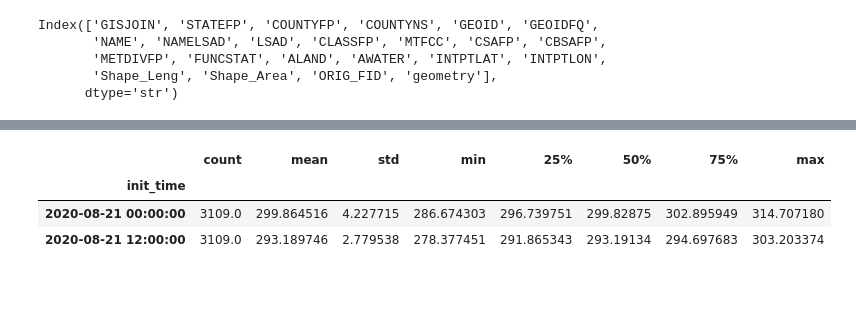
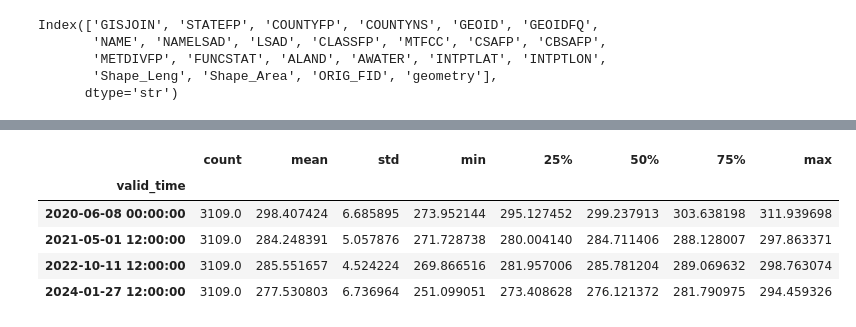
Before and after one commit to deancalhoun/nwp-census-eval, a Jupyter notebook: notebooks/test.ipynb, the cells around one changed output, grey strips where cells are left out. Cells and saved outputs as stored; diff of their text form; code cells hidden in the pictures; blank space fills up the shorter version.

```diff
--- a/notebooks/test.ipynb
+++ b/notebooks/test.ipynb
@@ -10,7 +10,8 @@ import xagg
 # %%
 scratch = '/glade/derecho/scratch/dcalhoun'
 # %%
-gdf = gpd.read_file(scratch + '/census/shapefiles/nhgis0001_shapefile_tl2023_us_county_2023/US_county_2023.shp')
+shapefile_path = scratch + '/census/shapefiles/nhgis0001_shapefile_tl2023_us_county_2023/US_county_2023.shp'
+gdf = gpd.read_file(shapefile_path)
 # %%
 gdf.columns
 # %% [output]
@@ -85,0 +25,12 @@ ds_fc = ds_agg[['GEOID', 'valid_time', 'init_time', 'lead', 't2m']]
+# %%
+lead_times = [12,24]
+fc_files = []
+for lead_time in lead_times:
+    fc_paths = glob.glob(scratch + f'/ecmwf/ifs/fc/0.125/2t/*/{lead_time}/*/*/*.nc')
+    for fc_path in fc_paths:
+        fc_files.append((fc_path, lead_time))
+n_files = len(fc_files)
+print(n_files)
+idxs = [int(x) for x in np.random.choice(n_files, size=4, replace=False)]
+for idx in idxs:
+    print(fc_files[idx])
@@ -85,0 +51,4 @@ ds_fc = ds_agg[['GEOID', 'valid_time', 'init_time', 'lead', 't2m']]
+# %%
+fc_agg = wxagg.ForecastAggregator(shapefile_path=shapefile_path, forecast_files=[fc_files[idx] for idx in idxs], var_name="t2m")
+# %%
+df_fc = fc_agg.build_data_table()
@@ -86,7 +81,9 @@ ds_fc = ds_agg[['GEOID', 'valid_time', 'init_time', 'lead', 't2m']]
 # %%
-ds_fc.groupby('init_time').t2m.describe()
+df_fc.groupby('valid_time').t2m.describe()
 # %% [output]
 |  | count | mean | std | min | 25% | 50% | 75% | max |
-| init_time |  |  |  |  |  |  |  |  |
-| 2020-08-21 00:00:00 | 3109.0 | 299.864516 | 4.227715 | 286.674303 | 296.739751 | 299.82875 | 302.895949 | 314.707180 |
-| 2020-08-21 12:00:00 | 3109.0 | 293.189746 | 2.779538 | 278.377451 | 291.865343 | 293.19134 | 294.697683 | 303.203374 |
+| valid_time |  |  |  |  |  |  |  |  |
+| 2020-06-08 00:00:00 | 3109.0 | 298.407424 | 6.685895 | 273.952144 | 295.127452 | 299.237913 | 303.638198 | 311.939698 |
+| 2021-05-01 12:00:00 | 3109.0 | 284.248391 | 5.057876 | 271.728738 | 280.004140 | 284.711406 | 288.128007 | 297.863371 |
+| 2022-10-11 12:00:00 | 3109.0 | 285.551657 | 4.524224 | 269.866516 | 281.957006 | 285.781204 | 289.069632 | 298.763074 |
+| 2024-01-27 12:00:00 | 3109.0 | 277.530803 | 6.736964 | 251.099051 | 273.408628 | 276.121372 | 281.790975 | 294.459326 |
```
Also changed, not shown: parts of 20 cells of this notebook, 1 other file.
